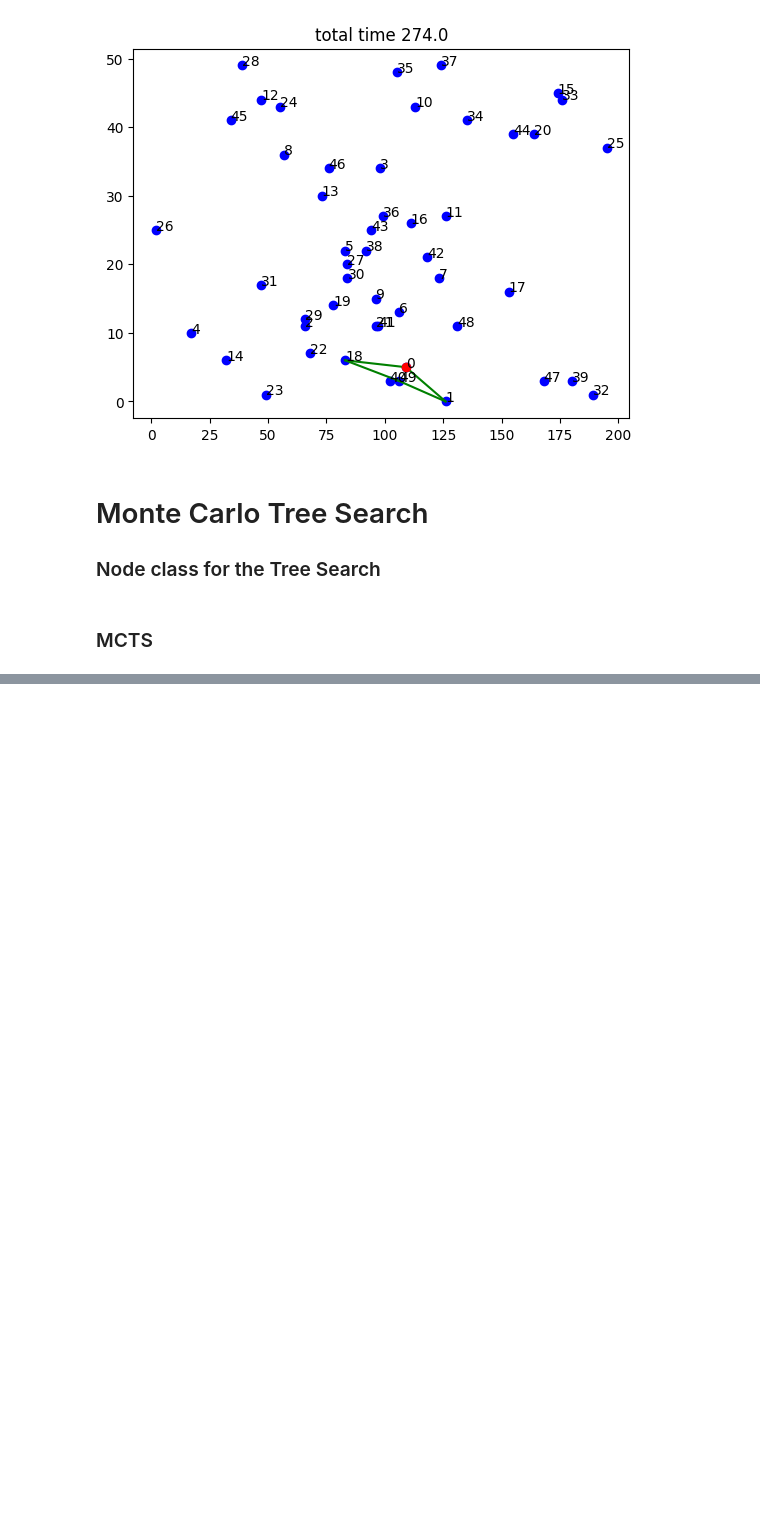
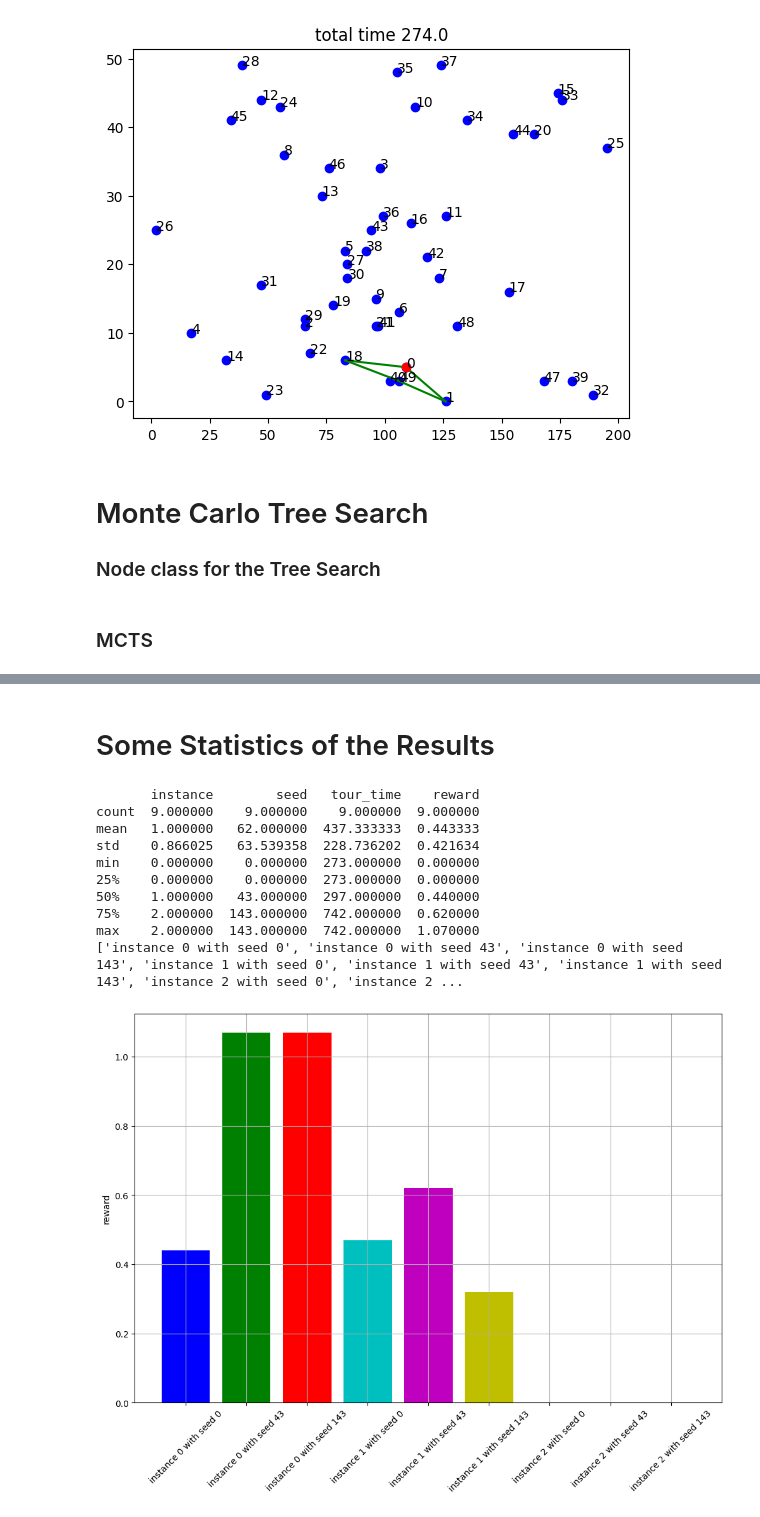
Before and after one commit to filippocasari/AS4-AI, a Jupyter notebook: MCTS_for_the_OPTW.ipynb, the cells around one changed output, grey strips where cells are left out. Drawn from its saved outputs; the diff is of its cells as text; code cells hidden in the pictures; blank space fills up the shorter version.

```diff
--- a/MCTS_for_the_OPTW.ipynb
+++ b/MCTS_for_the_OPTW.ipynb
@@ -288,0 +354,34 @@ class MCTS:
+# %% [markdown]
+# Some Statistics of the Results
+# %%
+import pandas as pd
+data_frame = pd.DataFrame(solutions)
+colors = ['b', 'g', 'r', 'c', 'm', 'y', 'k']
+print(data_frame.describe())
+import matplotlib.pyplot as plt
+x = [
+    f"instance {str(i)} with seed {str(j)}"
+    for i, j in zip(solutions["instance"], solutions["seed"])
+]
+print(x)
+plt.figure(figsize=(12,8))
+plt.bar(x, solutions["reward"], color=colors)
+plt.xticks(list(range(len(solutions["reward"]))), x, rotation=45)
+#plt.xlabel(x)
+plt.grid()
+plt.ylabel("reward")
+#plt.xticks(list(range(len(solutions["instance"]))))
+#data_frame.plot(x='instance', y='reward', kind='scatter')
+plt.show()
+# %% [output]
+       instance        seed   tour_time    reward
+count  9.000000    9.000000    9.000000  9.000000
+mean   1.000000   62.000000  437.333333  0.443333
+std    0.866025   63.539358  228.736202  0.421634
+min    0.000000    0.000000  273.000000  0.000000
+25%    0.000000    0.000000  273.000000  0.000000
+50%    1.000000   43.000000  297.000000  0.440000
+75%    2.000000  143.000000  742.000000  0.620000
+max    2.000000  143.000000  742.000000  1.070000
+['instance 0 with seed 0', 'instance 0 with seed 43', 'instance 0 with seed 143', 'instance 1 with seed 0', 'instance 1 with seed 43', 'instance 1 with seed 143', 'instance 2 with seed 0', 'instance 2 ...
+[figure, added]
```
Also changed, not shown: parts of 8 cells of this notebook.
